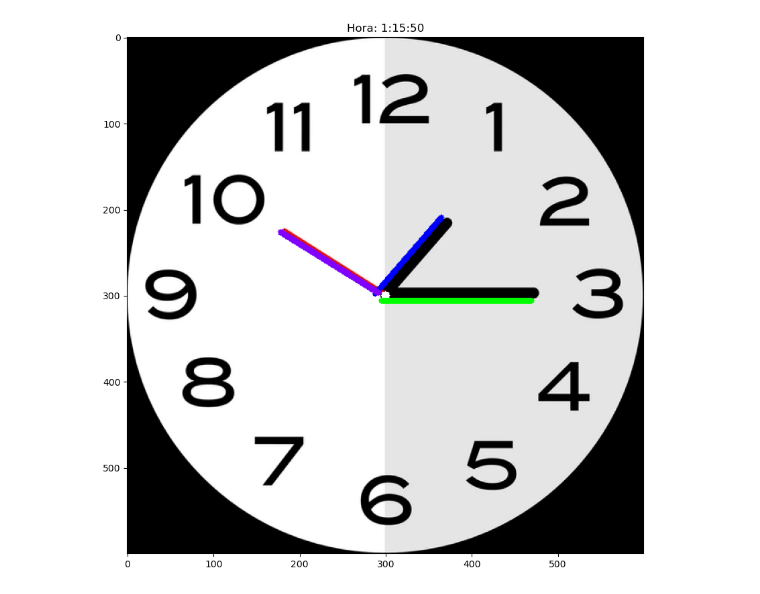
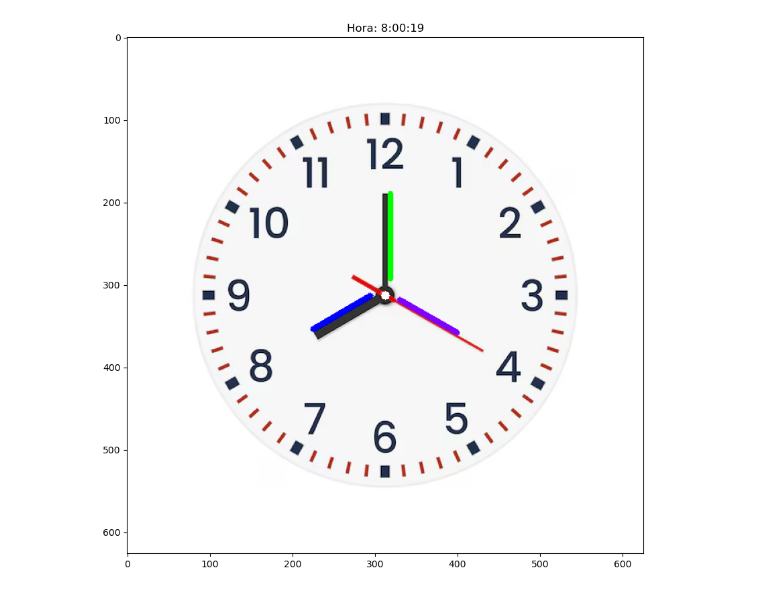
Before and after one commit to TroncosoUmacena12/PDI, a Jupyter notebook: rel.ipynb, the cells around one changed output. Cells and saved outputs as stored; diff of their text form; code cells hidden in the pictures.

Commit message:
Agujas de Reloj2

```diff
--- a/rel.ipynb
+++ b/rel.ipynb
@@ -4,7 +4,7 @@ import cv2
 import matplotlib.pyplot as plt
 
 
-imagen_bgr = cv2.imread('reloj4.png')
+imagen_bgr = cv2.imread('reloj3.png')
 imagen_rgb = cv2.cvtColor(imagen_bgr, cv2.COLOR_BGR2RGB)
 
 gris = cv2.cvtColor(imagen_bgr, cv2.COLOR_BGR2GRAY)
@@ -44,34 +44,34 @@ if lineas is not None:
             angulo = calcular_angulo(x1, y1, x2, y2)
             manecillas.append({
                 'puntos': (x1, y1, x2, y2),
                 'longitud': longitud,
                 'angulo': angulo
             })
 
 if len(manecillas) >= 3:
     # CORTO LARGO
     manecillas.sort(key=lambda x: x['longitud'])
-    horario = manecillas[0]
-    minutero = manecillas[-4]
-    segundero = manecillas[2]
+    horario = manecillas[1]
+    minutero = manecillas[2]
+    segundero = manecillas[0]
 
     hora = int((horario['angulo'] / 30) % 12)
     minutos = int((minutero['angulo'] / 6) % 60)
     segundos = int((segundero['angulo'] / 6) % 60)
 
     fraccion_hora = (horario['angulo'] / 30) % 12
     if abs(fraccion_hora - hora) > 0.5:
         hora = (hora + 1) % 12
 
     imagen_resultado = imagen_rgb.copy()
     cv2.circle(imagen_resultado, (centro_x, centro_y), 5, (255, 255, 255), -1)
     cv2.line(imagen_resultado,(horario['puntos'][0], horario['puntos'][1]),(horario['puntos'][2], horario['puntos'][3]), (0, 0, 255), 5)  # horario azul
     cv2.line(imagen_resultado,(minutero['puntos'][0], minutero['puntos'][1]),(minutero['puntos'][2], minutero['puntos'][3]),(0, 255, 0), 5)  # minutero verde
     cv2.line(imagen_resultado,(segundero['puntos'][0], segundero['puntos'][1]),(segundero['puntos'][2], segundero['puntos'][3]),(127, 0, 255), 5)  # segundero morado
 
     plt.figure(figsize=(10, 10))
     plt.imshow(imagen_resultado)
     plt.title(f'Hora: {hora}:{minutos:02d}:{segundos:02d}')
     plt.show()
 # %% [output]
-[figure, old version]
+[figure, new version]
```
